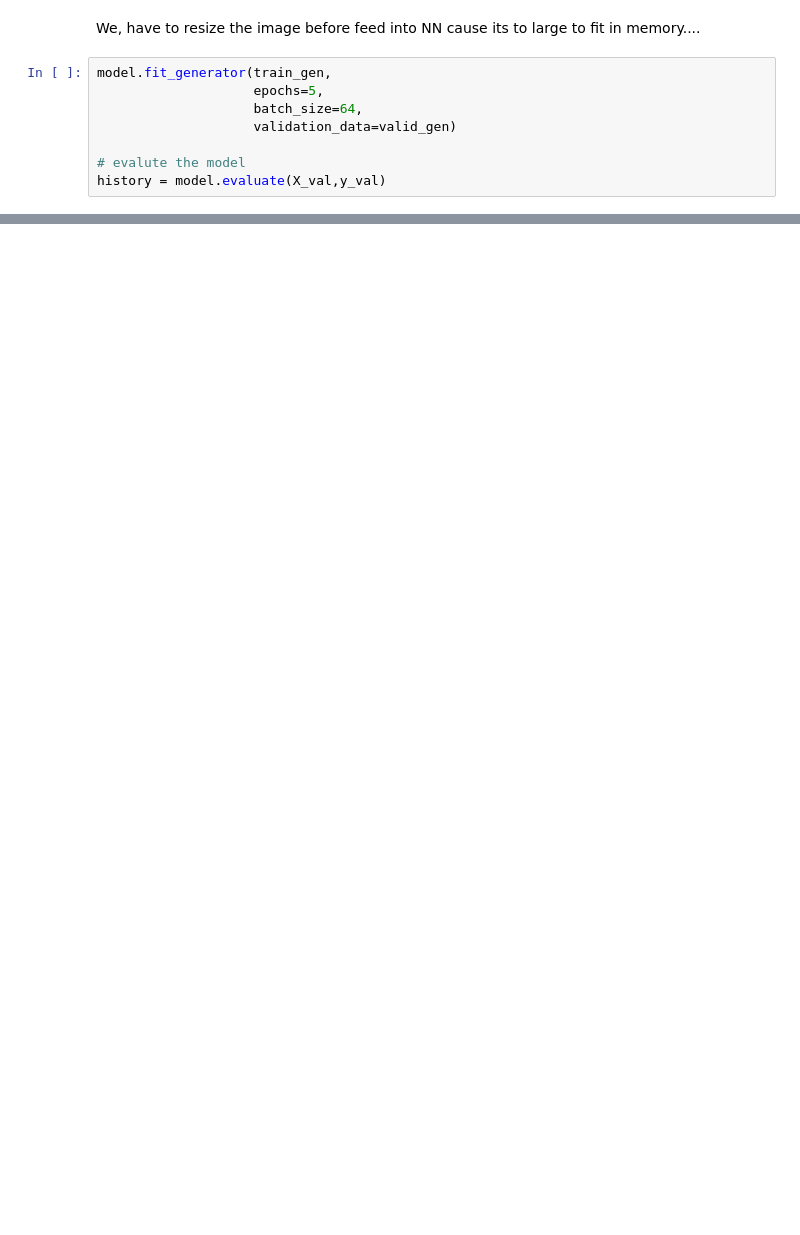
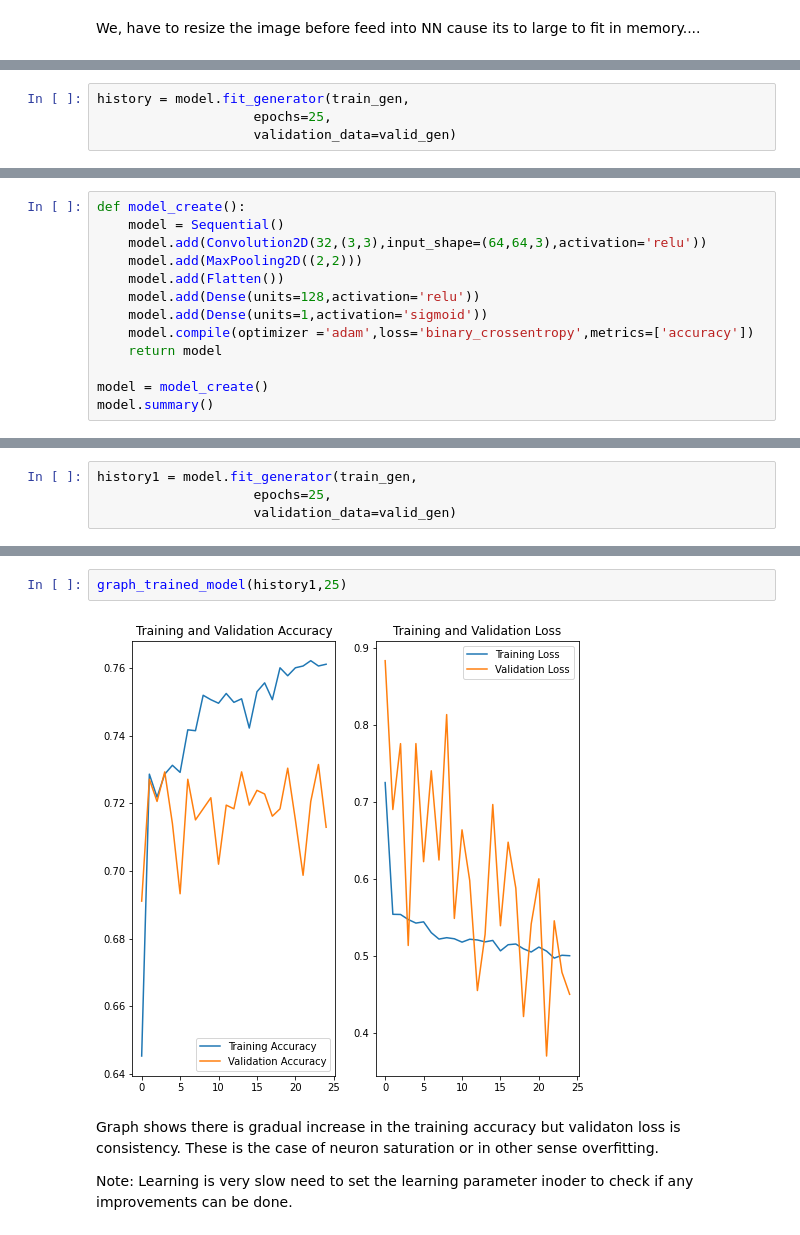
Before and after one commit to Mattobad/Pneumonia-Detection-Deep-Learning, a Jupyter notebook: End_to_End_Pneumonia_detection.ipynb, the cells around one changed output, grey strips where cells are left out. Saved outputs shown, nothing was run; the diff lists cells and outputs as text; blank space fills up the shorter version.

```diff
--- a/End_to_End_Pneumonia_detection.ipynb
+++ b/End_to_End_Pneumonia_detection.ipynb
@@ -987,11 +1078,3 @@ Non-trainable params: 0
 _________________________________________________________________
 # %% [markdown]
 We, have to resize the image before feed into NN cause its to large to fit in memory....
-# %%
-model.fit_generator(train_gen,
-                    epochs=5,
-                    batch_size=64,
-                    validation_data=valid_gen)
-
-# evalute the model
-history = model.evaluate(X_val,y_val)
@@ -999,0 +1081,4 @@ Epoch 1/5
+# %%
+history = model.fit_generator(train_gen,
+                    epochs=25,
+                    validation_data=valid_gen)
@@ -999,0 +1153,13 @@ Epoch 1/5
+# %%
+def model_create():
+    model = Sequential()
+    model.add(Convolution2D(32,(3,3),input_shape=(64,64,3),activation='relu'))
+    model.add(MaxPooling2D((2,2)))
+    model.add(Flatten())
+    model.add(Dense(units=128,activation='relu'))
+    model.add(Dense(units=1,activation='sigmoid'))
+    model.compile(optimizer ='adam',loss='binary_crossentropy',metrics=['accuracy'])
+    return model
+
+model = model_create()
+model.summary()
@@ -999,0 +1185,4 @@ Epoch 1/5
+# %%
+history1 = model.fit_generator(train_gen,
+                    epochs=25,
+                    validation_data=valid_gen)
@@ -999,0 +1207,8 @@ Epoch 1/5
+# %%
+graph_trained_model(history1,25)
+# %% [output]
+[figure, added]
+# %% [markdown]
+Graph shows there is gradual increase in the training accuracy but validaton loss is consistency. These is the case of neuron saturation or in other sense overfitting.
+
+Note: Learning is very slow need to set the learning parameter inoder to check if any improvements can be done.
```
Also changed, not shown: parts of 58 cells of this notebook.
